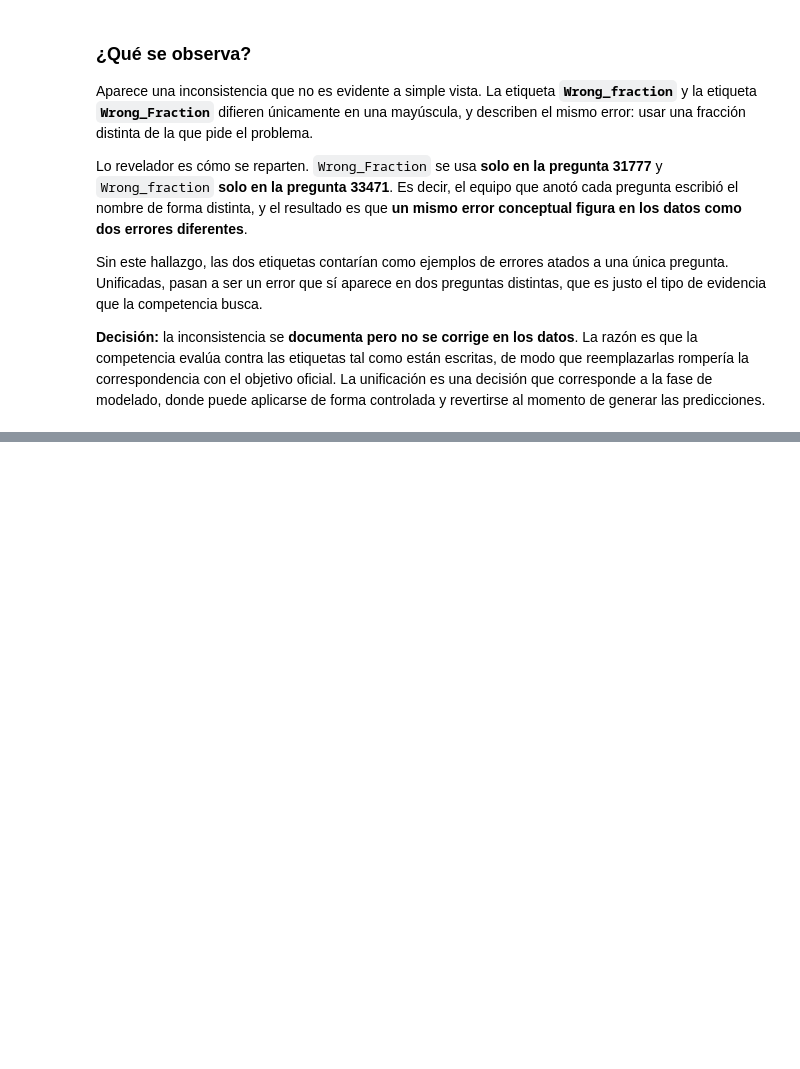
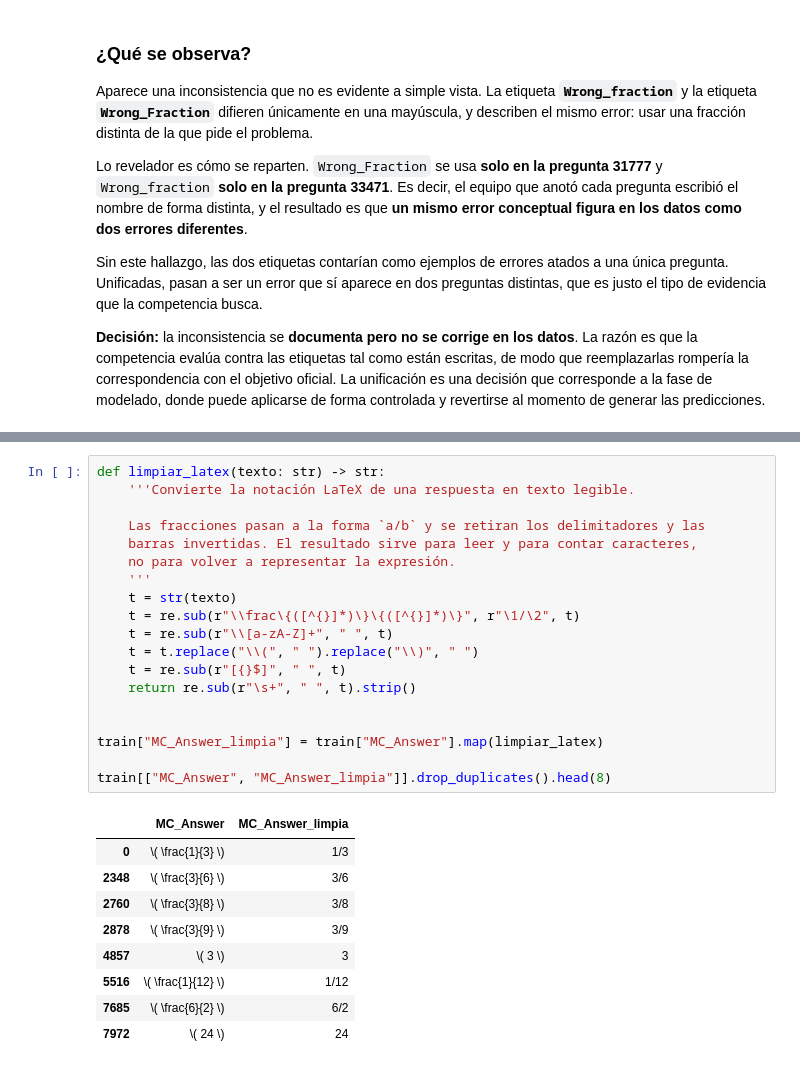
Before and after one commit to Tunchxz/math-misconception-map, a Jupyter notebook: notebooks/01_carga_y_limpieza.ipynb, the cells around one changed output, grey strips where cells are left out. Cells and saved outputs as stored; diff of their text form; blank space fills up the shorter version.

```diff
--- a/notebooks/01_carga_y_limpieza.ipynb
+++ b/notebooks/01_carga_y_limpieza.ipynb
@@ -291,0 +323,29 @@ Sin este hallazgo, las dos etiquetas contarían como ejemplos de errores atados
+# %%
+def limpiar_latex(texto: str) -> str:
+    '''Convierte la notación LaTeX de una respuesta en texto legible.
+
+    Las fracciones pasan a la forma `a/b` y se retiran los delimitadores y las
+    barras invertidas. El resultado sirve para leer y para contar caracteres,
+    no para volver a representar la expresión.
+    '''
+    t = str(texto)
+    t = re.sub(r"\\frac\{([^{}]*)\}\{([^{}]*)\}", r"\1/\2", t)
+    t = re.sub(r"\\[a-zA-Z]+", " ", t)
+    t = t.replace("\\(", " ").replace("\\)", " ")
+    t = re.sub(r"[{}$]", " ", t)
+    return re.sub(r"\s+", " ", t).strip()
+
+
+train["MC_Answer_limpia"] = train["MC_Answer"].map(limpiar_latex)
+
+train[["MC_Answer", "MC_Answer_limpia"]].drop_duplicates().head(8)
+# %% [output]
+|  | MC_Answer | MC_Answer_limpia |
+| 0 | \( \frac{1}{3} \) | 1/3 |
+| 2348 | \( \frac{3}{6} \) | 3/6 |
+| 2760 | \( \frac{3}{8} \) | 3/8 |
+| 2878 | \( \frac{3}{9} \) | 3/9 |
+| 4857 | \( 3 \) | 3 |
+| 5516 | \( \frac{1}{12} \) | 1/12 |
+| 7685 | \( \frac{6}{2} \) | 6/2 |
+| 7972 | \( 24 \) | 24 |
```
Also changed, not shown: parts of 18 cells of this notebook.
